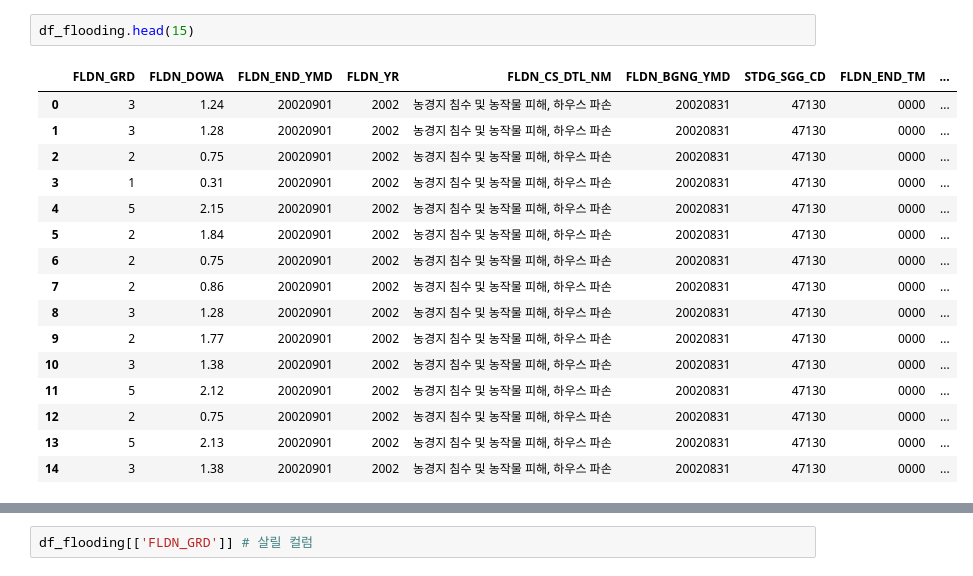
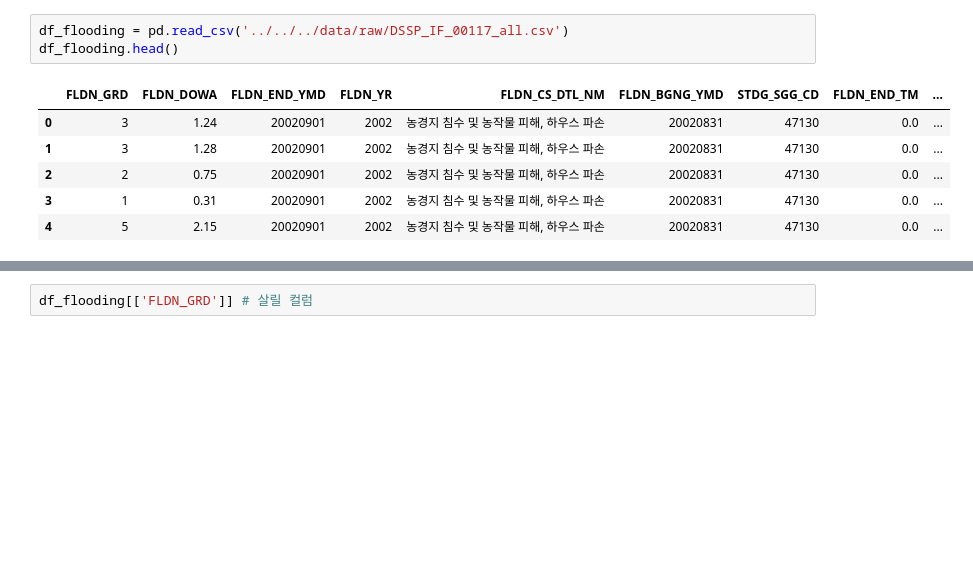
Before and after one commit to Encore-SKN-24/ML_MINI_5TEAM, a Jupyter notebook: src/features/kmj/data.ipynb, the cells around one changed output, grey strips where cells are left out. Saved outputs shown, nothing was run; the diff lists cells and outputs as text; blank space fills up the shorter version.

```diff
--- a/src/features/kmj/data.ipynb
+++ b/src/features/kmj/data.ipynb
@@ -313,22 +283,13 @@ df_flooding.head()
 # %%
-df_flooding.head(15)
+df_flooding = pd.read_csv('../../../data/raw/DSSP_IF_00117_all.csv')
+df_flooding.head()
 # %% [output]
 |  | FLDN_GRD | FLDN_DOWA | FLDN_END_YMD | FLDN_YR | FLDN_CS_DTL_NM | FLDN_BGNG_YMD | STDG_SGG_CD | FLDN_END_TM | ... |
-| 0 | 3 | 1.24 | 20020901 | 2002 | 농경지 침수 및 농작물 피해, 하우스 파손 | 20020831 | 47130 | 0000 | ... |
-| 1 | 3 | 1.28 | 20020901 | 2002 | 농경지 침수 및 농작물 피해, 하우스 파손 | 20020831 | 47130 | 0000 | ... |
-| 2 | 2 | 0.75 | 20020901 | 2002 | 농경지 침수 및 농작물 피해, 하우스 파손 | 20020831 | 47130 | 0000 | ... |
-| 3 | 1 | 0.31 | 20020901 | 2002 | 농경지 침수 및 농작물 피해, 하우스 파손 | 20020831 | 47130 | 0000 | ... |
-| 4 | 5 | 2.15 | 20020901 | 2002 | 농경지 침수 및 농작물 피해, 하우스 파손 | 20020831 | 47130 | 0000 | ... |
-| 5 | 2 | 1.84 | 20020901 | 2002 | 농경지 침수 및 농작물 피해, 하우스 파손 | 20020831 | 47130 | 0000 | ... |
-| 6 | 2 | 0.75 | 20020901 | 2002 | 농경지 침수 및 농작물 피해, 하우스 파손 | 20020831 | 47130 | 0000 | ... |
-| 7 | 2 | 0.86 | 20020901 | 2002 | 농경지 침수 및 농작물 피해, 하우스 파손 | 20020831 | 47130 | 0000 | ... |
-| 8 | 3 | 1.28 | 20020901 | 2002 | 농경지 침수 및 농작물 피해, 하우스 파손 | 20020831 | 47130 | 0000 | ... |
-| 9 | 2 | 1.77 | 20020901 | 2002 | 농경지 침수 및 농작물 피해, 하우스 파손 | 20020831 | 47130 | 0000 | ... |
-| 10 | 3 | 1.38 | 20020901 | 2002 | 농경지 침수 및 농작물 피해, 하우스 파손 | 20020831 | 47130 | 0000 | ... |
-| 11 | 5 | 2.12 | 20020901 | 2002 | 농경지 침수 및 농작물 피해, 하우스 파손 | 20020831 | 47130 | 0000 | ... |
-| 12 | 2 | 0.75 | 20020901 | 2002 | 농경지 침수 및 농작물 피해, 하우스 파손 | 20020831 | 47130 | 0000 | ... |
-| 13 | 5 | 2.13 | 20020901 | 2002 | 농경지 침수 및 농작물 피해, 하우스 파손 | 20020831 | 47130 | 0000 | ... |
-| 14 | 3 | 1.38 | 20020901 | 2002 | 농경지 침수 및 농작물 피해, 하우스 파손 | 20020831 | 47130 | 0000 | ... |
+| 0 | 3 | 1.24 | 20020901 | 2002 | 농경지 침수 및 농작물 피해, 하우스 파손 | 20020831 | 47130 | 0.0 | ... |
+| 1 | 3 | 1.28 | 20020901 | 2002 | 농경지 침수 및 농작물 피해, 하우스 파손 | 20020831 | 47130 | 0.0 | ... |
+| 2 | 2 | 0.75 | 20020901 | 2002 | 농경지 침수 및 농작물 피해, 하우스 파손 | 20020831 | 47130 | 0.0 | ... |
+| 3 | 1 | 0.31 | 20020901 | 2002 | 농경지 침수 및 농작물 피해, 하우스 파손 | 20020831 | 47130 | 0.0 | ... |
+| 4 | 5 | 2.15 | 20020901 | 2002 | 농경지 침수 및 농작물 피해, 하우스 파손 | 20020831 | 47130 | 0.0 | ... |
 # %%
 df_disaster.head(15)
 # %% [output]
```
Also changed, not shown: parts of 8 cells of this notebook, 2 other files.
